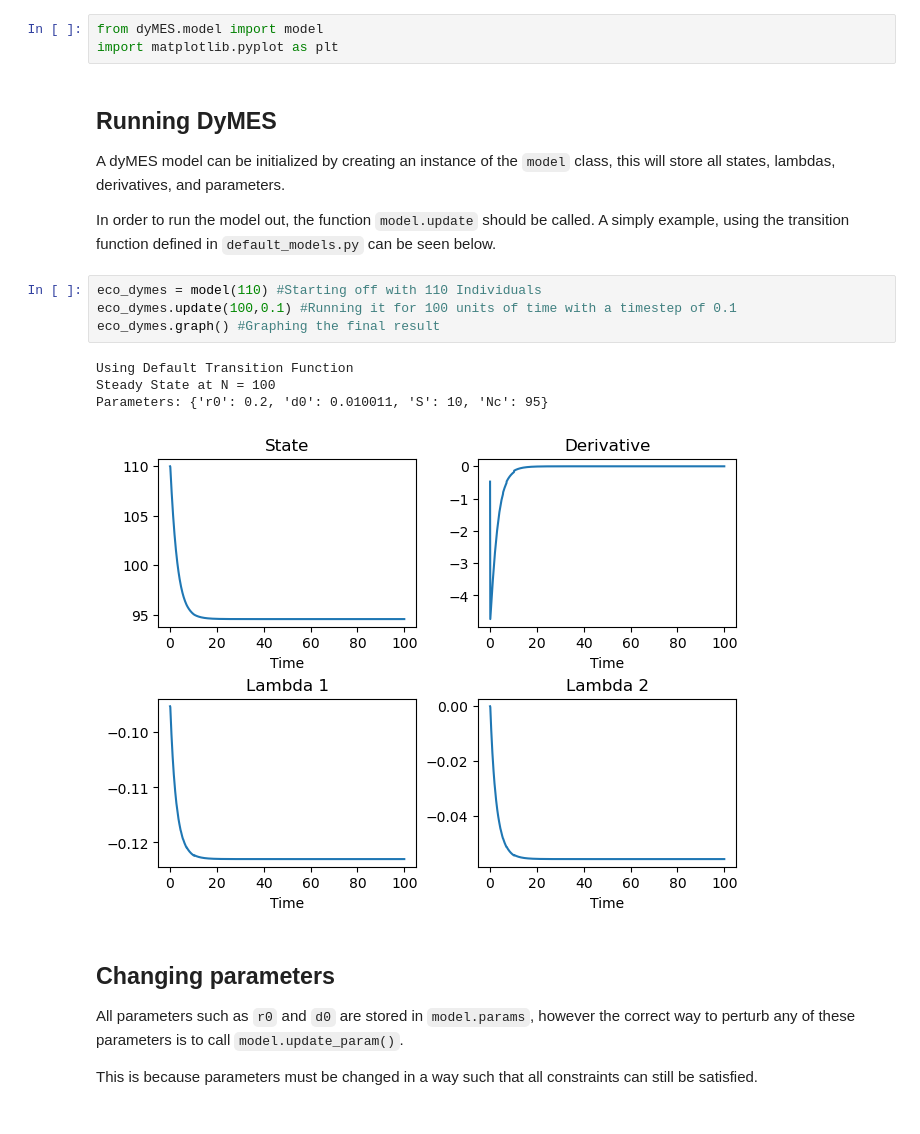
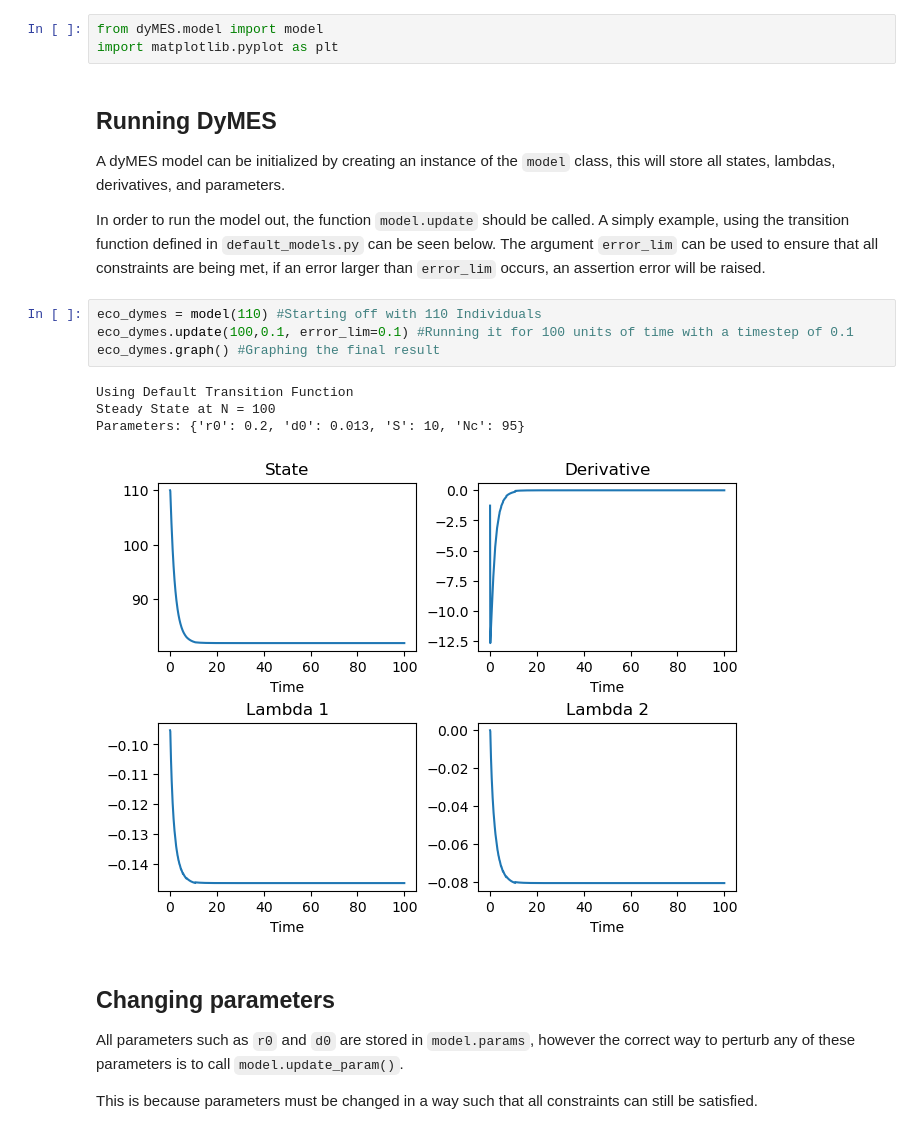
Before and after one commit to mmyen/DyMES, a Jupyter notebook: run._model.ipynb, the cells around one changed output. Cells and saved outputs as stored; diff of their text form.

```diff
--- a/run._model.ipynb
+++ b/run._model.ipynb
@@ -6,16 +6,16 @@ import matplotlib.pyplot as plt
 
 A dyMES model can be initialized by creating an instance of the `model` class, this will store all states, lambdas, derivatives, and parameters.
 
-In order to run the model out, the function `model.update` should be called. A simply example, using the transition function defined in `default_models.py` can be seen below.
+In order to run the model out, the function `model.update` should be called. A simply example, using the transition function defined in `default_models.py` can be seen below. The argument `error_lim` can be used to ensure that all constraints are being met, if an error larger than `error_lim` occurs, an assertion error will be raised.
 # %%
 eco_dymes = model(110) #Starting off with 110 Individuals
-eco_dymes.update(100,0.1) #Running it for 100 units of time with a timestep of 0.1
+eco_dymes.update(100,0.1, error_lim=0.1) #Running it for 100 units of time with a timestep of 0.1
 eco_dymes.graph() #Graphing the final result
 # %% [output]
 Using Default Transition Function
 Steady State at N = 100
-Parameters: {'r0': 0.2, 'd0': 0.010011, 'S': 10, 'Nc': 95}
+Parameters: {'r0': 0.2, 'd0': 0.013, 'S': 10, 'Nc': 95}
-[figure, old version]
+[figure, new version]
 # %% [markdown]
 ## Changing parameters
 
```
